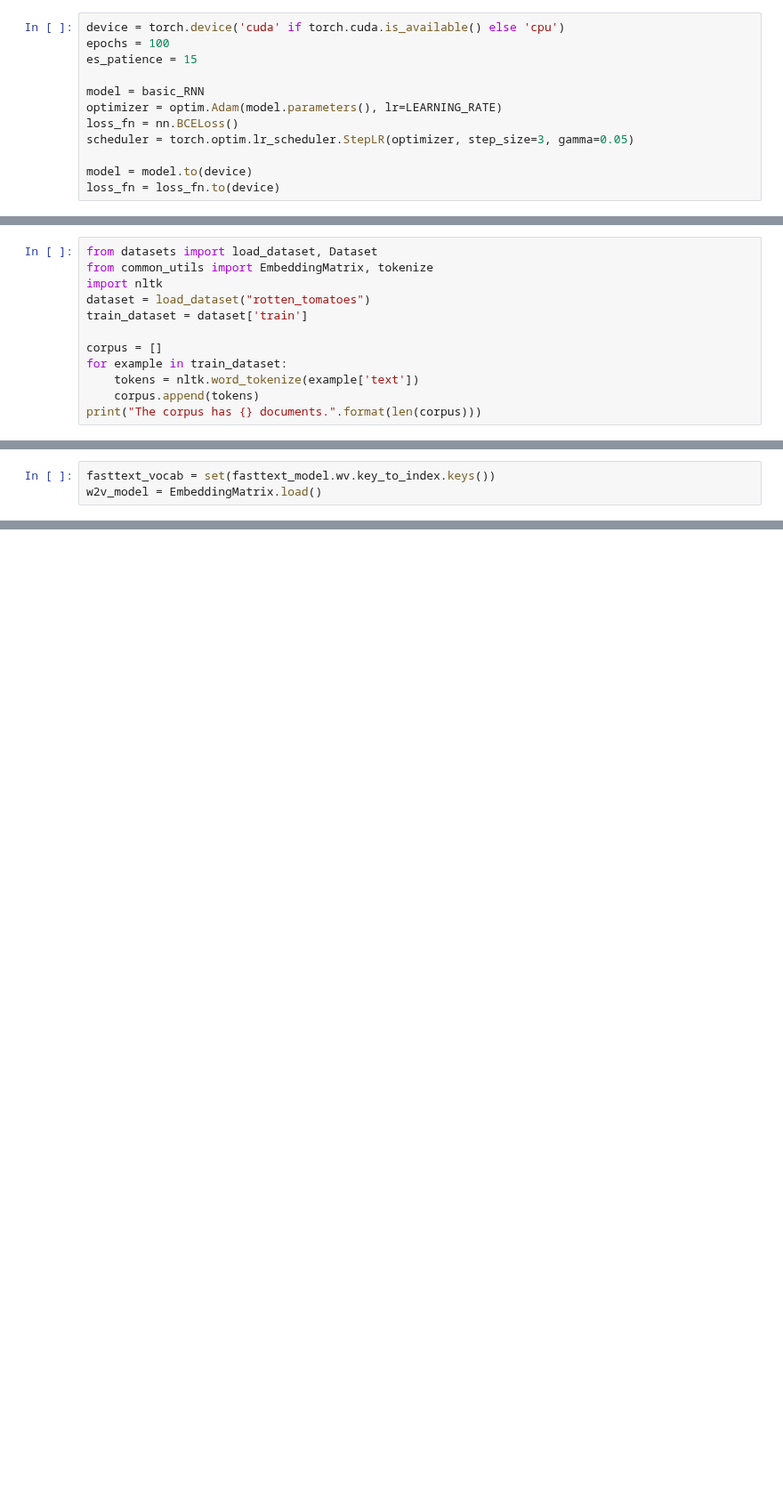
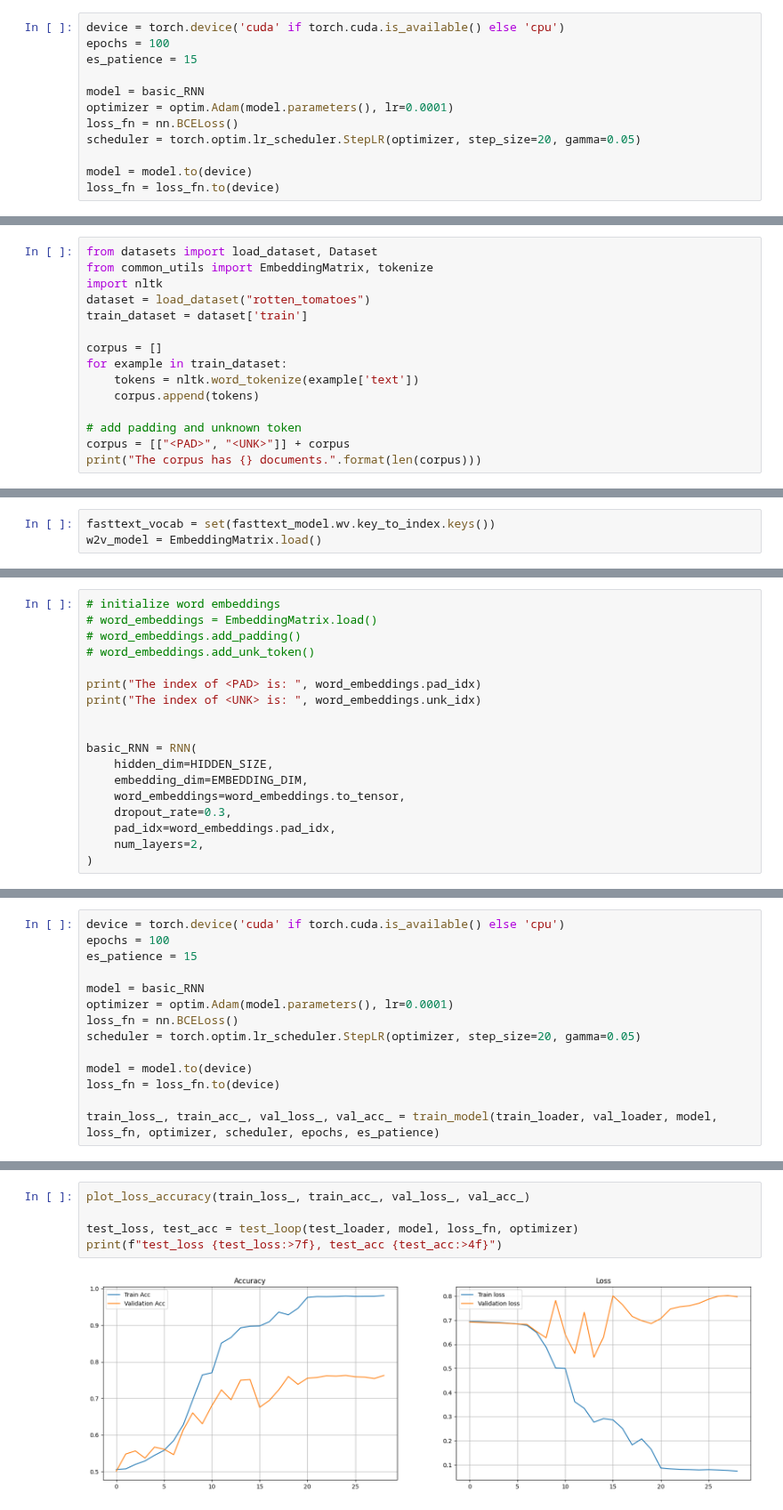
Before and after one commit to HiIAmTzeKean/SC4002-NLP, a Jupyter notebook: part_3_a_b.ipynb, the cells around one changed output, grey strips where cells are left out. Shown at 89% size. Cells and saved outputs as stored; diff of their text form; blank space fills up the shorter version.

```diff
--- a/part_3_a_b.ipynb
+++ b/part_3_a_b.ipynb
@@ -131,9 +211,9 @@ epochs = 100
 es_patience = 15
 
 model = basic_RNN
-optimizer = optim.Adam(model.parameters(), lr=LEARNING_RATE)
+optimizer = optim.Adam(model.parameters(), lr=0.0001)
 loss_fn = nn.BCELoss()
-scheduler = torch.optim.lr_scheduler.StepLR(optimizer, step_size=3, gamma=0.05)
+scheduler = torch.optim.lr_scheduler.StepLR(optimizer, step_size=20, gamma=0.05)
 
 model = model.to(device)
 loss_fn = loss_fn.to(device)
@@ -454,4 +561,7 @@ corpus = []
 for example in train_dataset:
     tokens = nltk.word_tokenize(example['text'])
     corpus.append(tokens)
+
+# add padding and unknown token
+corpus = [["<PAD>", "<UNK>"]] + corpus
 print("The corpus has {} documents.".format(len(corpus)))
@@ -542,0 +716,18 @@ print(f"test_loss {test_loss:>7f}, test_acc {test_acc:>4f}")
+# %%
+# initialize word embeddings
+# word_embeddings = EmbeddingMatrix.load()
+# word_embeddings.add_padding()
+# word_embeddings.add_unk_token()
+
+print("The index of <PAD> is: ", word_embeddings.pad_idx)
+print("The index of <UNK> is: ", word_embeddings.unk_idx)
+
+
+basic_RNN = RNN(
+    hidden_dim=HIDDEN_SIZE,
+    embedding_dim=EMBEDDING_DIM,
+    word_embeddings=word_embeddings.to_tensor,
+    dropout_rate=0.3,
+    pad_idx=word_embeddings.pad_idx,
+    num_layers=2,
+)
@@ -542,0 +737,14 @@ print(f"test_loss {test_loss:>7f}, test_acc {test_acc:>4f}")
+# %%
+device = torch.device('cuda' if torch.cuda.is_available() else 'cpu')
+epochs = 100
+es_patience = 15
+
+model = basic_RNN
+optimizer = optim.Adam(model.parameters(), lr=0.0001)
+loss_fn = nn.BCELoss()
+scheduler = torch.optim.lr_scheduler.StepLR(optimizer, step_size=20, gamma=0.05)
+
+model = model.to(device)
+loss_fn = loss_fn.to(device)
+
+train_loss_, train_acc_, val_loss_, val_acc_ = train_model(train_loader, val_loader, model, loss_fn, optimizer, scheduler, epochs, es_patience)
@@ -542,0 +758,7 @@ print(f"test_loss {test_loss:>7f}, test_acc {test_acc:>4f}")
+# %%
+plot_loss_accuracy(train_loss_, train_acc_, val_loss_, val_acc_)
+
+test_loss, test_acc = test_loop(test_loader, model, loss_fn, optimizer)
+print(f"test_loss {test_loss:>7f}, test_acc {test_acc:>4f}")
+# %% [output]
+[figure, added]
```
Also changed, not shown: parts of 33 cells of this notebook.
